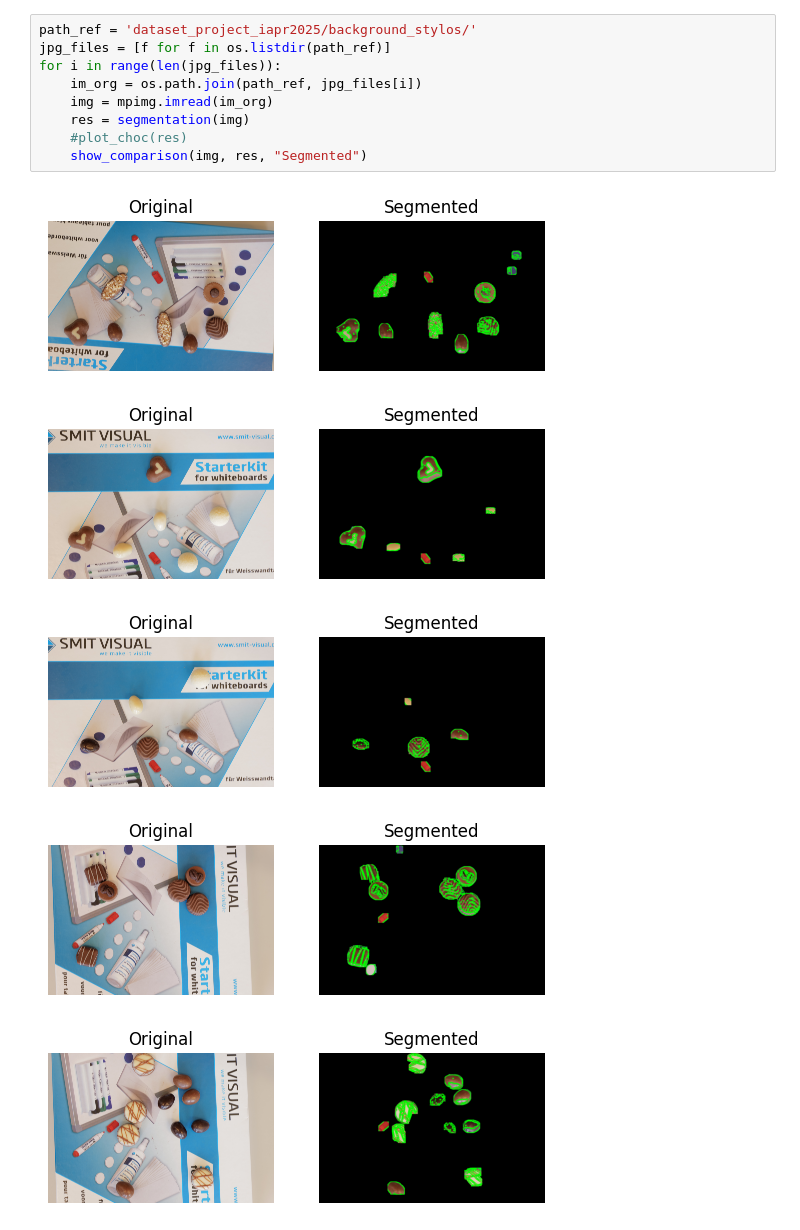
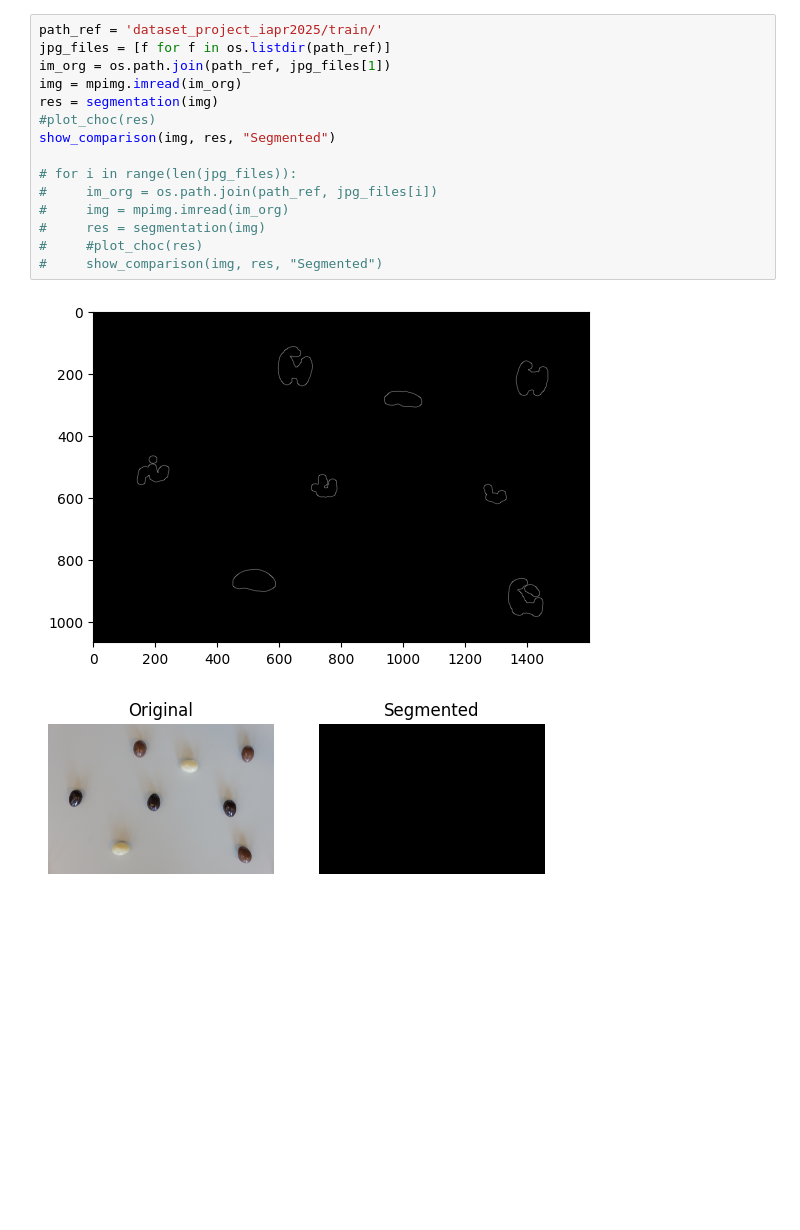
Before and after one commit to timurunv/iapr_group_50, a Jupyter notebook: project/segmentation_flower_background.ipynb, the cells around one changed output. Saved outputs shown, nothing was run; the diff lists cells and outputs as text; blank space fills up the shorter version.

```diff
--- a/project/segmentation_flower_background.ipynb
+++ b/project/segmentation_flower_background.ipynb
@@ -95,17 +109,20 @@ def show_comparison(original, modified, modified_name):
     ax2.axis('off')
     plt.show()
 # %%
-path_ref = 'dataset_project_iapr2025/background_stylos/'
+path_ref = 'dataset_project_iapr2025/train/'
 jpg_files = [f for f in os.listdir(path_ref)]
-for i in range(len(jpg_files)):
-    im_org = os.path.join(path_ref, jpg_files[i])
-    img = mpimg.imread(im_org)
-    res = segmentation(img)
-    #plot_choc(res)
-    show_comparison(img, res, "Segmented")
+im_org = os.path.join(path_ref, jpg_files[1])
+img = mpimg.imread(im_org)
+res = segmentation(img)
+#plot_choc(res)
+show_comparison(img, res, "Segmented")
+
+# for i in range(len(jpg_files)):
+#     im_org = os.path.join(path_ref, jpg_files[i])
+#     img = mpimg.imread(im_org)
+#     res = segmentation(img)
+#     #plot_choc(res)
+#     show_comparison(img, res, "Segmented")
 # %% [output]
-[figure, old version]
+[figure, new version]
-[figure, old version]
+[figure, new version]
-[figure, removed]
-[figure, removed]
-[figure, removed]
```
Also changed, not shown: parts of 2 cells of this notebook, 3 other files.
